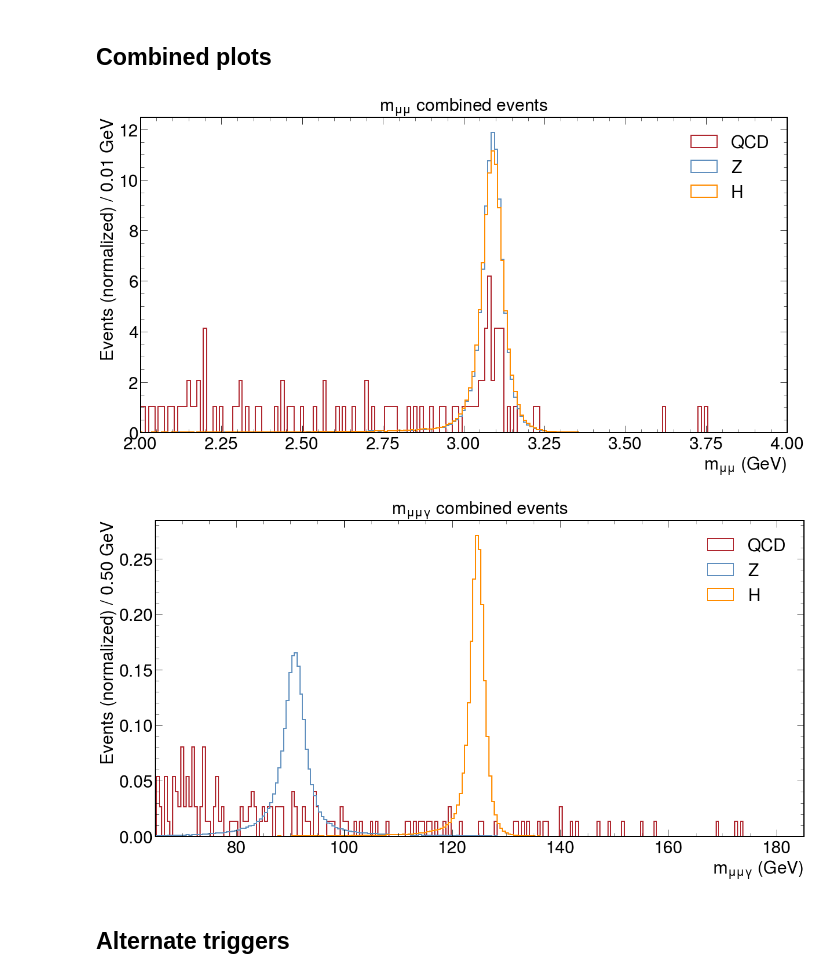
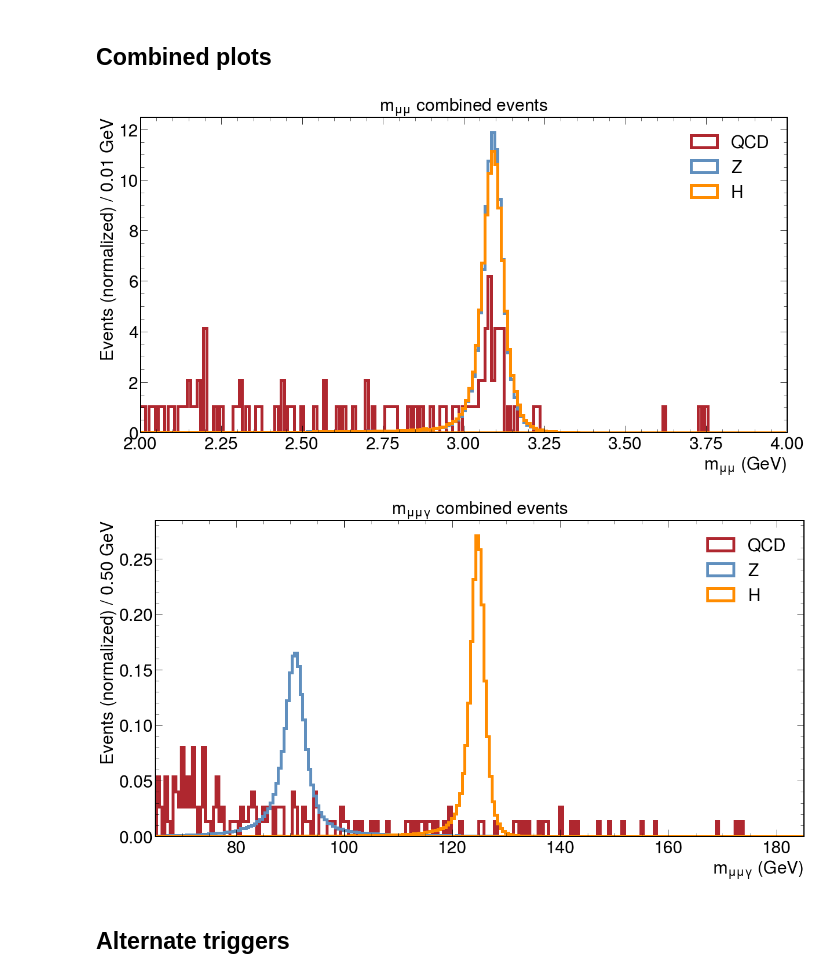
Before and after one commit to javivilladamigo/ResearchActivities, a Jupyter notebook: efficiencies.ipynb, the cells around one changed output. Drawn from its saved outputs; the diff is of its cells as text; code cells hidden in the pictures.

```diff
--- a/efficiencies.ipynb
+++ b/efficiencies.ipynb
@@ -726,7 +726,7 @@ h, bins, _ = ax.hist(
     ec = QCD_color,
     facecolor = "none",
     alpha = 1.,
-    lw = 2.,
+    lw = 5.,
     label = 'QCD',
     align = "left",
     density = True
@@ -739,7 +739,7 @@ h, bins, _ = ax.hist(
     ec = Z_color,
     facecolor = "none",
     alpha = 1.,
-    lw = 2.,
+    lw = 5.,
     label = 'Z',
     align = "left",
     density = True
@@ -752,7 +752,7 @@ h, bins, _ = ax.hist(
     ec = H_color,
     facecolor = "none",
     alpha = 1.,
-    lw = 2.,
+    lw = 5.,
     label = 'H',
     align = "left",
     density = True
@@ -798,7 +798,7 @@ h, bins, _ = ax.hist(
     ec = QCD_color,
     facecolor = "none",
     alpha = 1.,
-    lw = 2.,
+    lw = 5.,
     label = 'QCD',
     align = "left",
     density = True
@@ -810,37 +810,37 @@ h, bins, _ = ax.hist(
     histtype = 'stepfilled',
     ec = Z_color,
     facecolor = "none",
     alpha = 1.,
-    lw = 2.,
+    lw = 5.,
     label = 'Z',
     align = "left",
     density = True
 )
 
 h, bins, _ = ax.hist(
     _HorZ_mass_H,
     bins = xbins,
     histtype = 'stepfilled',
     ec = H_color,
     facecolor = "none",
     alpha = 1.,
-    lw = 2.,
+    lw = 5.,
     label = 'H',
     align = "left",
     density = True
 )
 #ax.set_yscale("log")
 ax.tick_params(axis = 'both', which = 'major', labelsize = 30)
 ax.set_xlabel("$m_{\mu \mu \gamma}\ ({\\rm GeV})$", fontsize = 30)
 ax.set_ylabel("Events (normalized) / %.2f GeV" % width, fontsize = 30)
 ax.set_xlim(_min, _max)
 #ax.set_ylim(0, 12)
 ax.legend(loc = "best", fontsize = 30)
 ax.set_title("$m_{\mu\mu\gamma}$ combined events", fontsize = 30)
 plt.savefig("plots//m_mumuG/m_mumuG_combined.pdf")
 # %% [output]
-[figure, old version]
+[figure, new version]
-[figure, old version]
+[figure, new version]
 # %% [markdown]
 ## Alternate triggers
 # %% [markdown]
```
Also changed, not shown: parts of 5 cells of this notebook, 17 other files.
